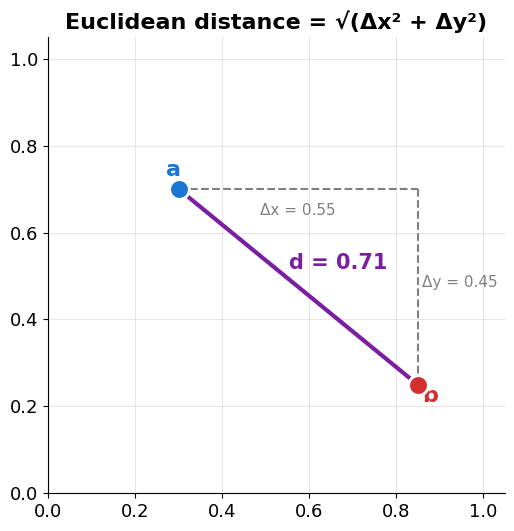
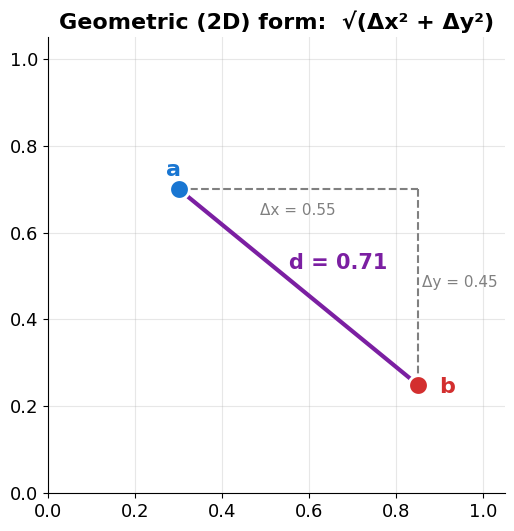
The change to this notebook cell's code, shown as a diff; its figure went from the first image to the second:
--- before
+++ after
@@ -15,7 +15,7 @@
 ax.text(b[0] + 0.01, (a[1] + b[1]) / 2, f'Δy = {abs(a[1] - b[1]):.2f}', color='gray', fontsize=11)
 ax.text(a[0] - 0.03, a[1] + 0.03, 'a', color='#1976d2', fontsize=16, fontweight='bold')
-ax.text(b[0] + 0.01, b[1] - 0.04, 'b', color='#d32f2f', fontsize=16, fontweight='bold')
+ax.text(b[0] + 0.05, b[1] - 0.02, 'b', color='#d32f2f', fontsize=16, fontweight='bold')
 
-ax.set_title('Euclidean distance = √(Δx² + Δy²)', fontweight='bold')
+ax.set_title('Geometric (2D) form:  √(Δx² + Δy²)', fontweight='bold')
 ax.set_xlim(0, 1.05)
 ax.set_ylim(0, 1.05)

Commit: Session 7: clarify captions, fix label overlaps, correct distance-metric guidance